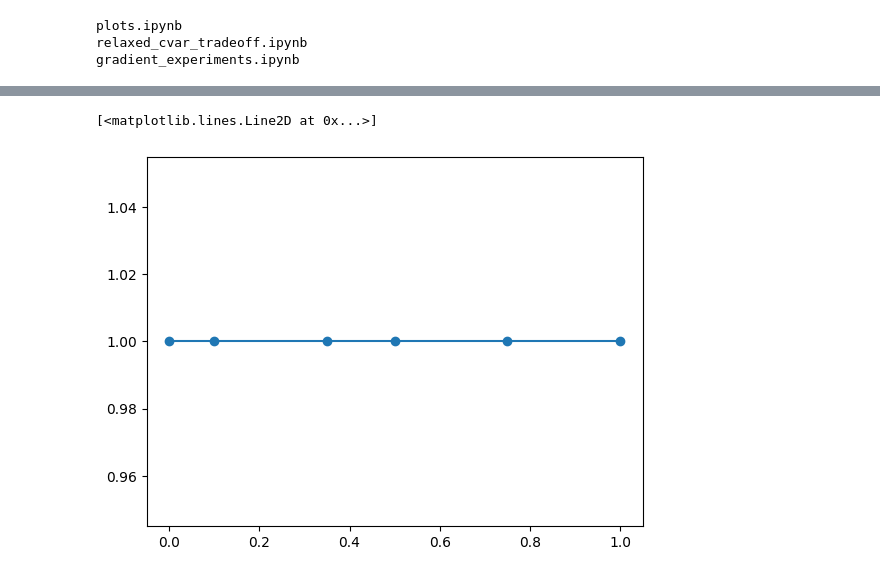
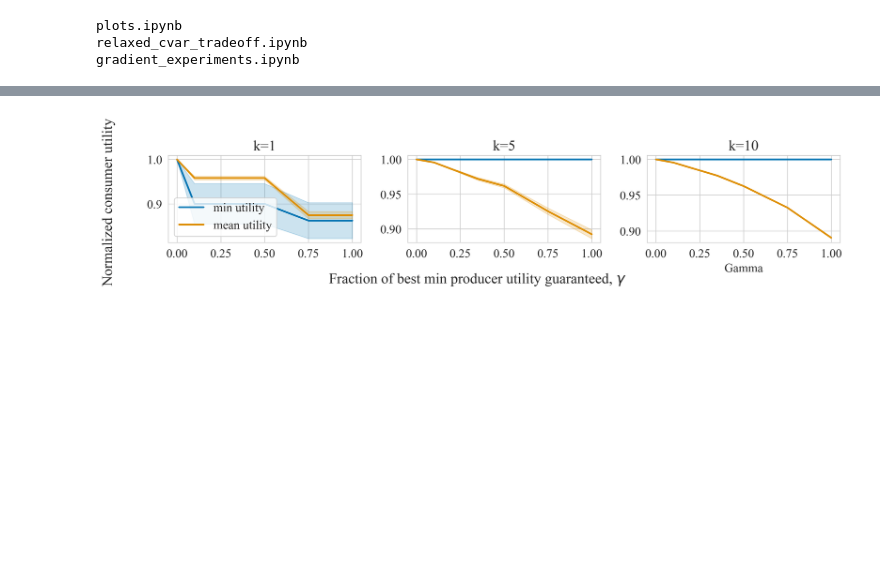
Before and after one commit to dqmis/msc-thesis, a Jupyter notebook: notebooks/experiments/plots.ipynb, the cells around one changed output, grey strips where cells are left out. Saved outputs shown, nothing was run; the diff lists cells and outputs as text; code cells hidden in the pictures; blank space fills up the shorter version.

```diff
--- a/notebooks/experiments/plots.ipynb
+++ b/notebooks/experiments/plots.ipynb
@@ -6,3 +8,7 @@ import numpy as np
+# %%
+mpl.rc('font', **{'size': 14})
+sns.set_style("whitegrid")
+plt.rcParams["font.family"] = "Times New Roman"
 # %%
 # print files in the current directory
 for file in Path('.').iterdir():
@@ -90,8 +92,42 @@ parsed_problem_results["min"]
 # %%
-x = [float(key) for key, _ in parsed_problem_results["min"][1].items()]
-y = [val["mean"] for _, val in parsed_problem_results["min"][1].items()]
+palette = sns.color_palette("colorblind", 2)
+sns.set_palette(palette)
 
-plt.plot(x, y, label="k-rec min", marker="o")
+fig = figure = plt.figure(figsize=(12, 3), dpi=300)
+# create a grid of subplots 1x3
+ax1 = figure.add_subplot(1, 3, 1)
+ax1.plot(x_axis, y1_min, label="min utility", color=palette[0], linewidth=2)
+ax1.fill_between(x_axis, np.array(y1_min) - np.array(std1_min), np.array(y1_min) + np.array(std1_min), alpha=0.2, color=palette[0])
+ax1.plot(x_axis, y1_mean, label="mean utility", color=palette[1], linewidth=2)
+ax1.fill_between(x_axis, np.array(y1_mean) - np.array(std1_mean), np.array(y1_mean) + np.array(std1_mean), alpha=0.2, color=palette[1])
+
+ax2 = figure.add_subplot(1, 3, 2)
+ax2.plot(x_axis, y5_min, label="min utility", color=palette[0], linewidth=2)
+ax2.fill_between(x_axis, np.array(y5_min) - np.array(std5_min), np.array(y5_min) + np.array(std5_min), alpha=0.2, color=palette[0])
+ax2.plot(x_axis, y5_mean, label="mean utility", color=palette[1], linewidth=2)
+ax2.fill_between(x_axis, np.array(y5_mean) - np.array(std5_mean), np.array(y5_mean) + np.array(std5_mean), alpha=0.2, color=palette[1])
+ax3 = figure.add_subplot(1, 3, 3)
+ax3.plot(x_axis, y10_min, label="min utility", color=palette[0], linewidth=2)
+ax3.fill_between(x_axis, np.array(y10_min) - np.array(std10_min), np.array(y10_min) + np.array(std10_min), alpha=0.2, color=palette[0])
+ax3.plot(x_axis, y10_mean, label="mean utility", color=palette[1], linewidth=2)
+ax3.fill_between(x_axis, np.array(y10_mean) - np.array(std10_mean), np.array(y10_mean) + np.array(std10_mean), alpha=0.2, color=palette[1])
+ax1.set_title("k=1")
+ax2.set_title("k=5")
+ax3.set_title("k=10")
+ax3.set_xlabel("Gamma")
+ax1.legend(loc="lower left")
+fig.supxlabel(
+        r"Fraction of best min producer utility guaranteed, $\gamma$",
+        x=0.5, y=0.15, ha="center"
+    )
+    # shift the y‑label further left
+fig.supylabel(
+        "Normalized consumer utility",
+        x=0.01,
+        y=0.6,
+        ha="center"
+    )
+plt.tight_layout()
+plt.show()
 # %% [output]
-[<matplotlib.lines.Line2D at 0x...>]
-[figure, old version]
+[figure, new version]
```
Also changed, not shown: parts of 5 cells of this notebook, 12 other files.
